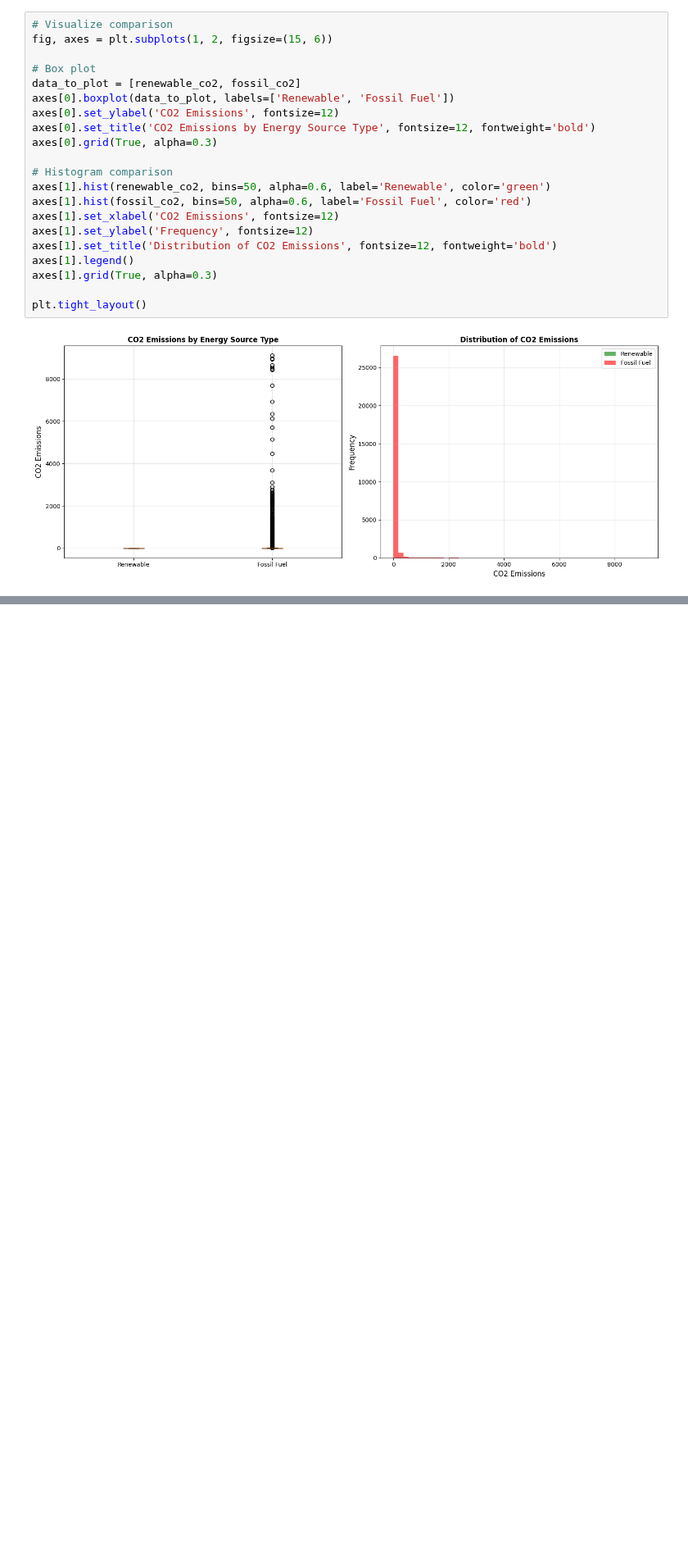
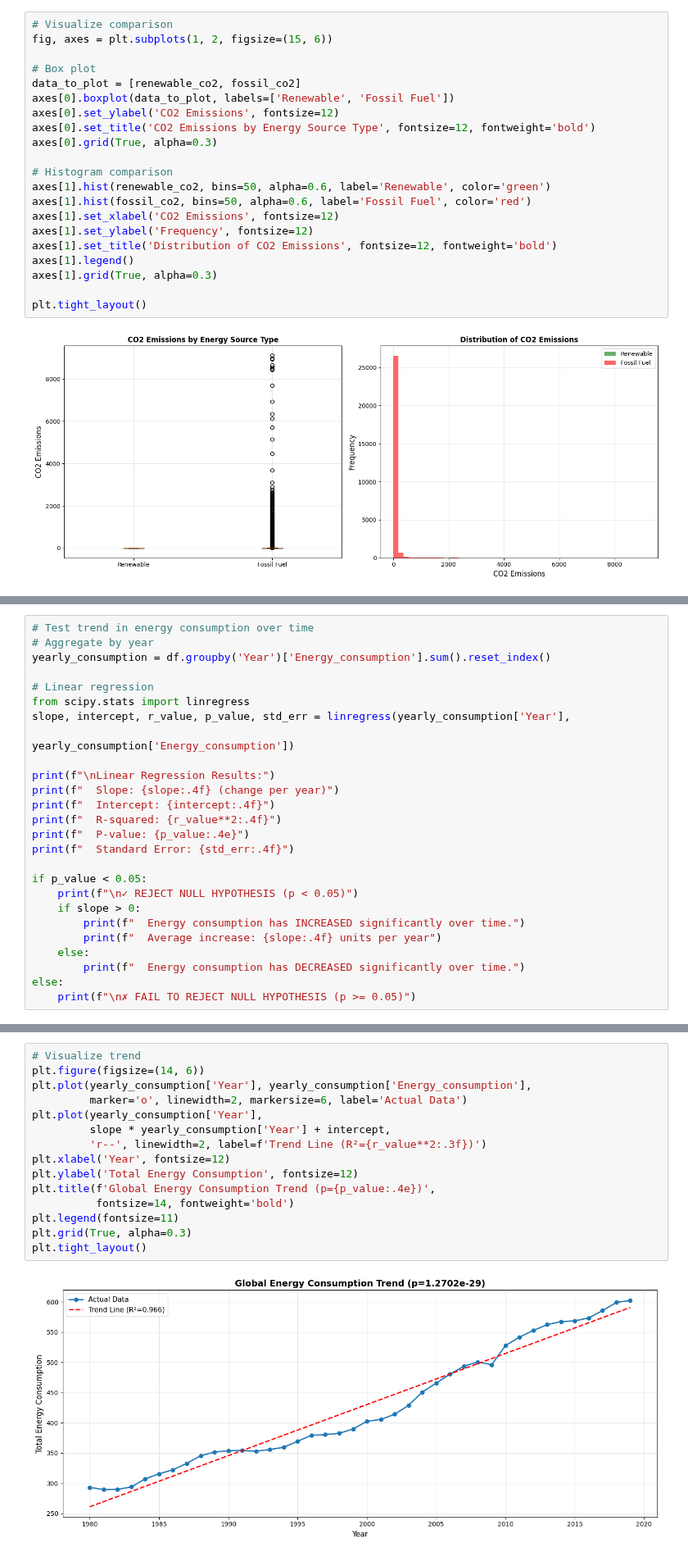
Before and after one commit to enjoy15/Energy-Consumption-CO2-Emissions-Analysis, a Jupyter notebook: jupyter_notebooks/04_hypothesis_testing.ipynb, the cells around one changed output, grey strips where cells are left out. Shown at 82% size. Saved outputs shown, nothing was run; the diff lists cells and outputs as text; blank space fills up the shorter version.

Commit message:
Hypothesis 3: Energy Consumption Trends Over Time

```diff
--- a/jupyter_notebooks/04_hypothesis_testing.ipynb
+++ b/jupyter_notebooks/04_hypothesis_testing.ipynb
@@ -161,0 +170,26 @@ plt.tight_layout()
+# %%
+# Test trend in energy consumption over time
+# Aggregate by year
+yearly_consumption = df.groupby('Year')['Energy_consumption'].sum().reset_index()
+
+# Linear regression
+from scipy.stats import linregress
+slope, intercept, r_value, p_value, std_err = linregress(yearly_consumption['Year'],
+                                                          yearly_consumption['Energy_consumption'])
+
+print(f"\nLinear Regression Results:")
+print(f"  Slope: {slope:.4f} (change per year)")
+print(f"  Intercept: {intercept:.4f}")
+print(f"  R-squared: {r_value**2:.4f}")
+print(f"  P-value: {p_value:.4e}")
+print(f"  Standard Error: {std_err:.4f}")
+
+if p_value < 0.05:
+    print(f"\n✓ REJECT NULL HYPOTHESIS (p < 0.05)")
+    if slope > 0:
+        print(f"  Energy consumption has INCREASED significantly over time.")
+        print(f"  Average increase: {slope:.4f} units per year")
+    else:
+        print(f"  Energy consumption has DECREASED significantly over time.")
+else:
+    print(f"\n✗ FAIL TO REJECT NULL HYPOTHESIS (p >= 0.05)")
@@ -161,0 +207,17 @@ plt.tight_layout()
+# %%
+# Visualize trend
+plt.figure(figsize=(14, 6))
+plt.plot(yearly_consumption['Year'], yearly_consumption['Energy_consumption'],
+         marker='o', linewidth=2, markersize=6, label='Actual Data')
+plt.plot(yearly_consumption['Year'],
+         slope * yearly_consumption['Year'] + intercept,
+         'r--', linewidth=2, label=f'Trend Line (R²={r_value**2:.3f})')
+plt.xlabel('Year', fontsize=12)
+plt.ylabel('Total Energy Consumption', fontsize=12)
+plt.title(f'Global Energy Consumption Trend (p={p_value:.4e})',
+          fontsize=14, fontweight='bold')
+plt.legend(fontsize=11)
+plt.grid(True, alpha=0.3)
+plt.tight_layout()
+# %% [output]
+[figure, added]
```
Also changed, not shown: parts of 2 cells of this notebook.
